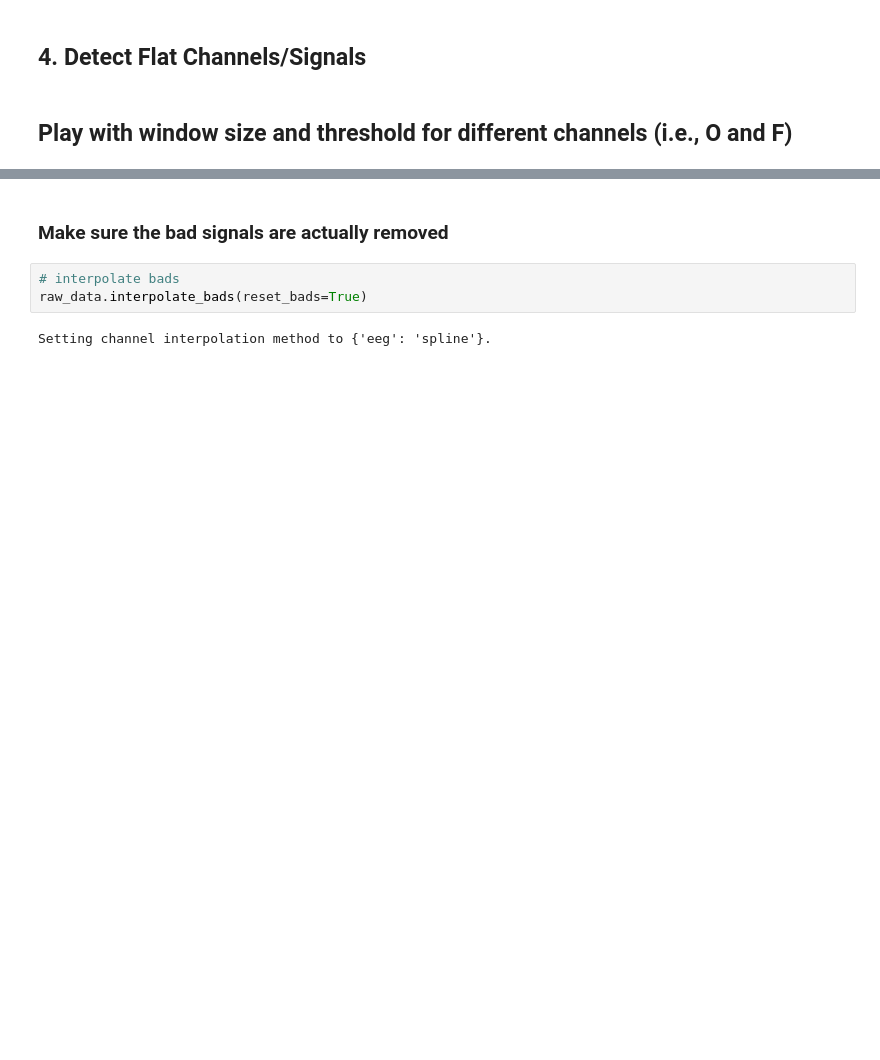
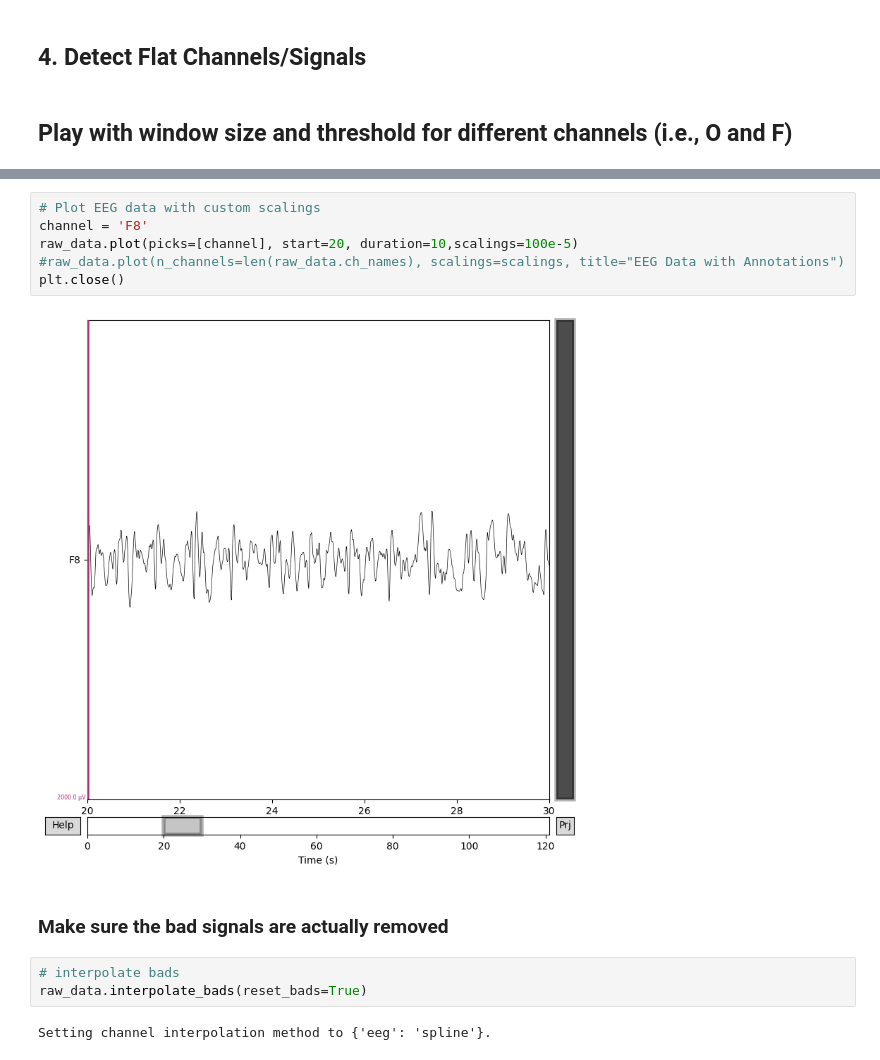
Before and after one commit to tanoManzo/EEG_2025, a Jupyter notebook: Preproc_raws_EEG_Dreem.ipynb, the cells around one changed output, grey strips where cells are left out. Cells and saved outputs as stored; diff of their text form; blank space fills up the shorter version.

```diff
--- a/Preproc_raws_EEG_Dreem.ipynb
+++ b/Preproc_raws_EEG_Dreem.ipynb
@@ -263,3 +376,11 @@ plt.close()
+# %%
+# Plot EEG data with custom scalings
+channel = 'F8'
+raw_data.plot(picks=[channel], start=20, duration=10,scalings=100e-5)
+#raw_data.plot(n_channels=len(raw_data.ch_names), scalings=scalings, title="EEG Data with Annotations")
+plt.close()
+# %% [output]
+[figure, added]
 # %% [markdown]
 ### Make sure the bad signals are actually removed
 # %%
```
Also changed, not shown: parts of 19 cells of this notebook.
